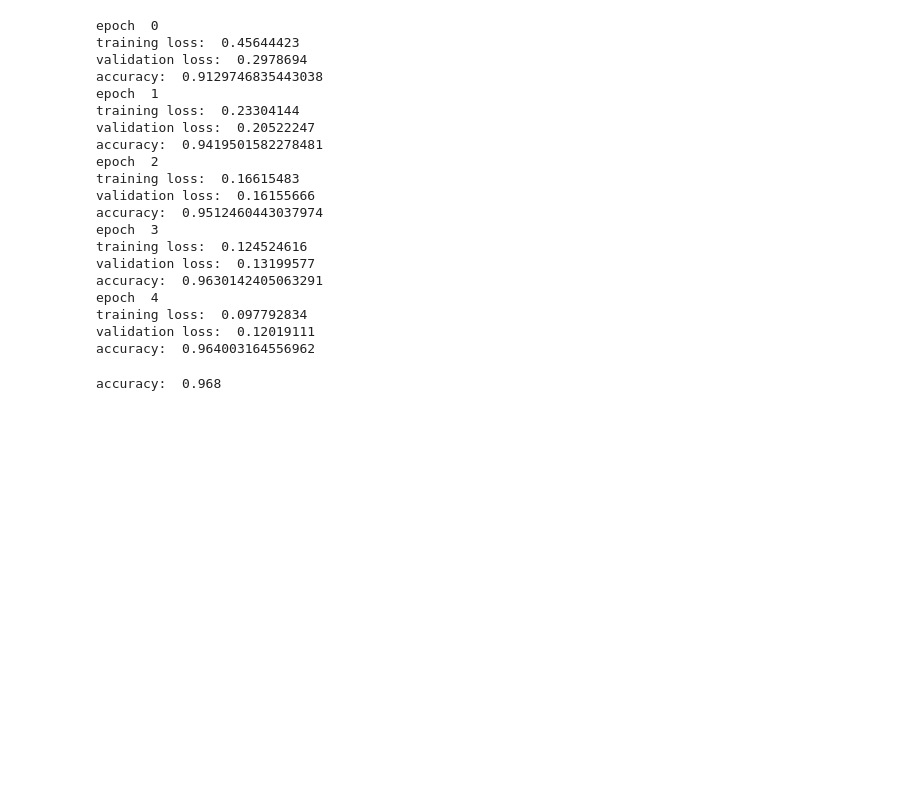
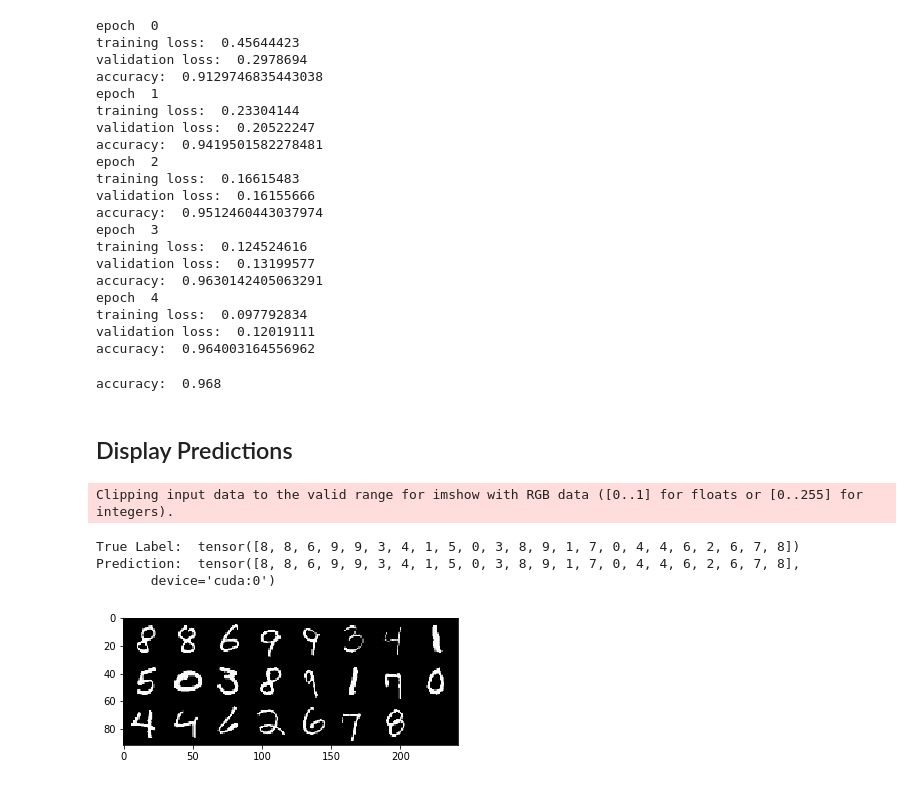
Before and after one commit to hadam1993/MNIST_Tutorial, a Jupyter notebook: Recognizing_Handwritten_Digits_pytorch.ipynb, the cells around one changed output. Saved outputs shown, nothing was run; the diff lists cells and outputs as text; code cells hidden in the pictures; blank space fills up the shorter version.

Commit message:
added view predictions of test set

```diff
--- a/Recognizing_Handwritten_Digits_pytorch.ipynb
+++ b/Recognizing_Handwritten_Digits_pytorch.ipynb
@@ -232,3 +232,26 @@ while True:
 print("accuracy: ",np.mean(test_acc))
 # %% [output]
 accuracy:  0.968
+# %% [markdown]
+## Display Predictions
+# %%
+img_path = "./Test"
+transform = transforms.Compose([transforms.Grayscale(),
+                                transforms.ToTensor(),
+                                transforms.Normalize((0.5,), (0.5,))])
+test_dataset = datasets.ImageFolder(img_path,transform)
+test_data_loader = DataLoader(dataset =test_dataset,batch_size=23,shuffle=True,num_workers=1)
+# %%
+data_iter = iter(test_data_loader)
+imgs, labels = data_iter.next()
+show(make_grid(imgs))
+print("True Label: ", labels)
+probs = net(torch.flatten(imgs.to(device), start_dim=1))
+values, indices = torch.max(probs, 1)
+print("Prediction: ",  indices)
+# %% [output]
+Clipping input data to the valid range for imshow with RGB data ([0..1] for floats or [0..255] for integers).
+True Label:  tensor([8, 8, 6, 9, 9, 3, 4, 1, 5, 0, 3, 8, 9, 1, 7, 0, 4, 4, 6, 2, 6, 7, 8])
+Prediction:  tensor([8, 8, 6, 9, 9, 3, 4, 1, 5, 0, 3, 8, 9, 1, 7, 0, 4, 4, 6, 2, 6, 7, 8],
+       device='cuda:0')
+[figure, added]
```
